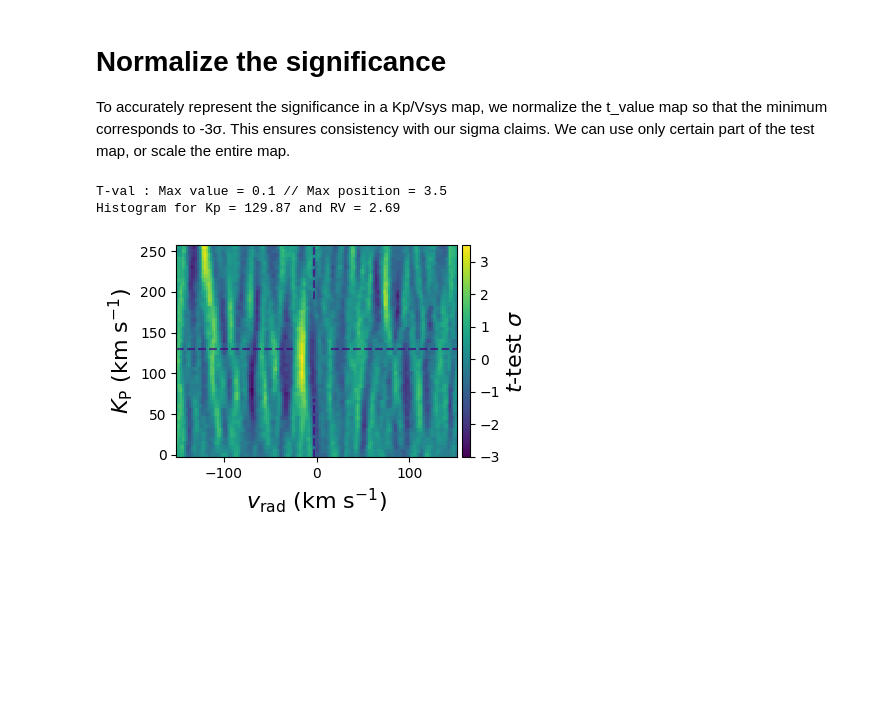
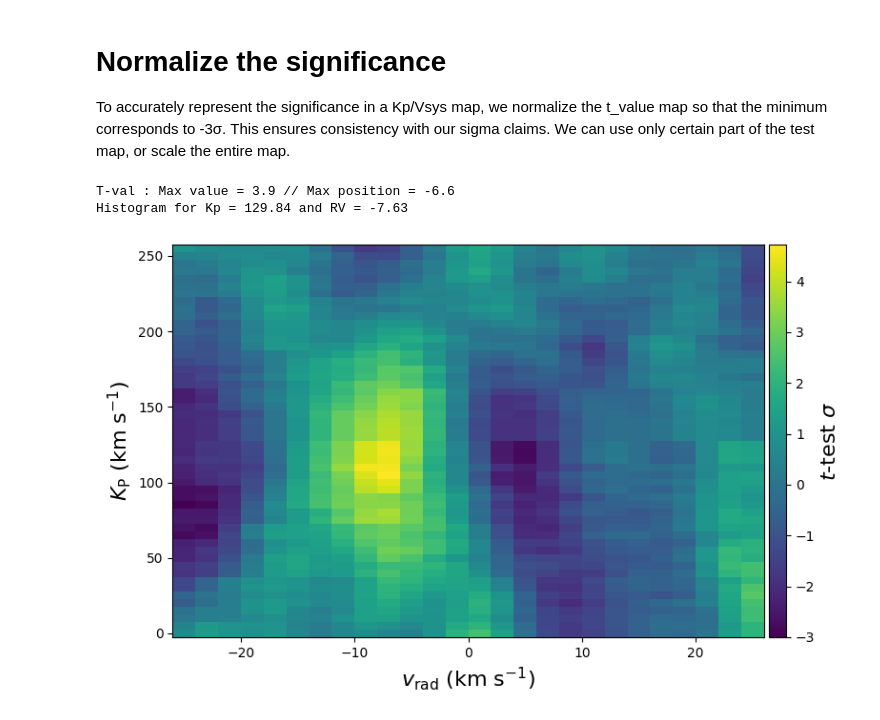
Before and after one commit to georgiamraz/starships_container, a Jupyter notebook: Notebooks/Answer_key_Cross_Correlation.ipynb, the cells around one changed output. Drawn from its saved outputs; the diff is of its cells as text; code cells hidden in the pictures; blank space fills up the shorter version.

Commit message:
V2 Notebooks

```diff
--- a/Notebooks/Answer_key_Cross_Correlation.ipynb
+++ b/Notebooks/Answer_key_Cross_Correlation.ipynb
@@ -127,10 +135,10 @@ WARNING: ColUnitsWarning: Units conflict for 'st_loggerr2' column. Converting 'c
 WARNING:astroquery:ColUnitsWarning: Units conflict for 'st_loggerr2' column. Converting 'cm / s2' to 'dex(cm / s2)'. Make sure units were properly converted.
 # %%
 #give a path to the files we reduced in the previous notebook, this is the same as your outdir in the previous notebook
-reduc_dir = '/home/jovyan/data/WASP-127b_container_TEST'
+reduc_dir = '/home/jovyan/Notebooks/WASP-127b_ExoSLAM_Workshop'
 # %%
 #list the file names you would like to use here
-filename_list = ['sequence_2-pc_mask_wings90']
+filename_list = ['sequence_2-pc_mask_wings90_data_trs_WASP127b_TR1']
 obs_list = []
 
 #this will run through all of the name and create an "obs_list"(a list of our observations)
@@ -184,6 +185,6 @@ kind_trans = 'transmission'
 # %%
 #where do you want the proucts stored?
-output_dir = '/home/jovyan/data/WASP-127b_container_TEST/'
+output_dir = '/home/jovyan/Notebooks/WASP-127b_ExoSLAM_Workshop/'
 
 print(output_dir)
 # %% [output]
@@ -362,44 +404,51 @@ Histogram for Kp = 129.87 and RV = 2.69
 
 To accurately represent the significance in a Kp/Vsys map, we normalize the t_value map so that the minimum corresponds to -3σ. This ensures consistency with our sigma claims. We can use only certain part of the test map, or scale the entire map.
 # %%
-#pull in the objects described above
-tr=all_obs[(n_pc, mask_wings)]
+# === Retrieve Objects for the Selected PCA and Mask Wings ===
+
+# Pull the observation object for the selected (n_pc, mask_wings) key
+tr = all_obs[(n_pc, mask_wings)]
+
+# Use the previously computed cross-correlation function (CCF) object
 cobj = ccf_obj
+
+# Extract the t-test statistic map from the CCF object
 t_value = cobj.ttest_map_tval
 
-#try scaling the map different ways!!
-#scale using the entire map:
-t_value_scaled = t_value*(-3)/t_value.min()
 
-#an example to scale only using a certain part of the map:
+# === Scale the t-test map values ===
+
+# Scale the entire t_value map so that its minimum maps to -3 (arbitrary scaling)
+t_value_scaled = t_value * (-3) / t_value.min()
+
+# Example: scale only part of the map (uncomment and adjust as needed)
 # kp_index = cobj.ttest_map_kp < 140
 # t_value_scaled = t_value * (-3) / np.nanmin(t_value[kp_index, :])
 
-#run the function to plot the ttest map
-(t_in, p_in) = pf.plot_ttest_map_hist(tr, cobj.rv_grid, cobj.map_prf.copy(),
-                                           cobj.ttest_map_kp, cobj.ttest_map_rv,
-                                    t_value_scaled, cobj.ttest_map_params,
-                              plot_trail=True, masked=True, ccf=cobj.map_prf.copy(),
-                              vrp=np.zeros_like(tr.vrp), RV=cobj.pos, hist=False,
-                                      show_max=False, show_rest_frame=False,
-                                    fig_name='', path_fig=None, orders=order_indices)
 
-fig = plt.gcf()
-ax = fig.axes
+# === Plot the t-test map histogram with provided parameters ===
 
-pos_max = -3.2
-# - Lines enclosing the maximum -
-ax[0].axhline(tr.Kp.to(u.km / u.s).value, linestyle='--', alpha=0.7, color='indigo',
-              xmin=0,xmax=hm.nearest(cobj.interp_grid, pos_max-20)/cobj.interp_grid.size )
-ax[0].axhline(tr.Kp.to(u.km / u.s).value, linestyle='--', alpha=0.7, color='indigo',
-              xmin=hm.nearest(cobj.interp_grid, pos_max+20)/cobj.interp_grid.size ,xmax=1)
-ax[0].axvline(pos_max, linestyle='--', alpha=0.7, color='indigo',
-                  ymin=0, ymax=(tr.Kp.value - 60)/cobj.ttest_map_kp[-1] )
-ax[0].axvline(pos_max, linestyle='--', alpha=0.7, color='indigo',
-                  ymin=(tr.Kp.value + 60)/cobj.ttest_map_kp[-1] , ymax=1)
-fig.set_size_inches(4.5,3)
-plt.tight_layout()
+(t_in, p_in) = pf.plot_ttest_map_hist(
+    tr,                     # Observation object
+    cobj.rv_grid,           # Radial velocity grid
+    cobj.map_prf.copy(),    # CCF map (profile)
+    cobj.ttest_map_kp,      # Kp values from t-test map
+    cobj.ttest_map_rv,      # RV values from t-test map
+    t_value_scaled,         # Scaled t-test statistic map
+    cobj.ttest_map_params,  # Additional t-test parameters
+    plot_trail=True,        # Whether to plot trail
+    masked=True,            # Apply masking to data
+    ccf=cobj.map_prf.copy(),# Provide CCF profile again
+    vrp=np.zeros_like(tr.vrp),  # Zero velocity residual profile for plotting
+    RV=cobj.pos,            # RV position of detection
+    hist=False,             # Disable histogram plot inside function
+    show_max=False,         # Do not highlight max by default
+    show_rest_frame=False,  # Do not shift to rest frame
+    fig_name='',            # Figure name (empty = no save)
+    path_fig=None,          # Path to save figure (None = no save)
+    orders=order_indices    # Spectral orders to include
+)
 # %% [output]
-T-val : Max value = 0.1 // Max position = 3.5
-Histogram for Kp = 129.87 and RV = 2.69
+T-val : Max value = 3.9 // Max position = -6.6
+Histogram for Kp = 129.84 and RV = -7.63
-[figure, old version]
+[figure, new version]
```
Also changed, not shown: parts of 17 cells of this notebook, 8 other files.
